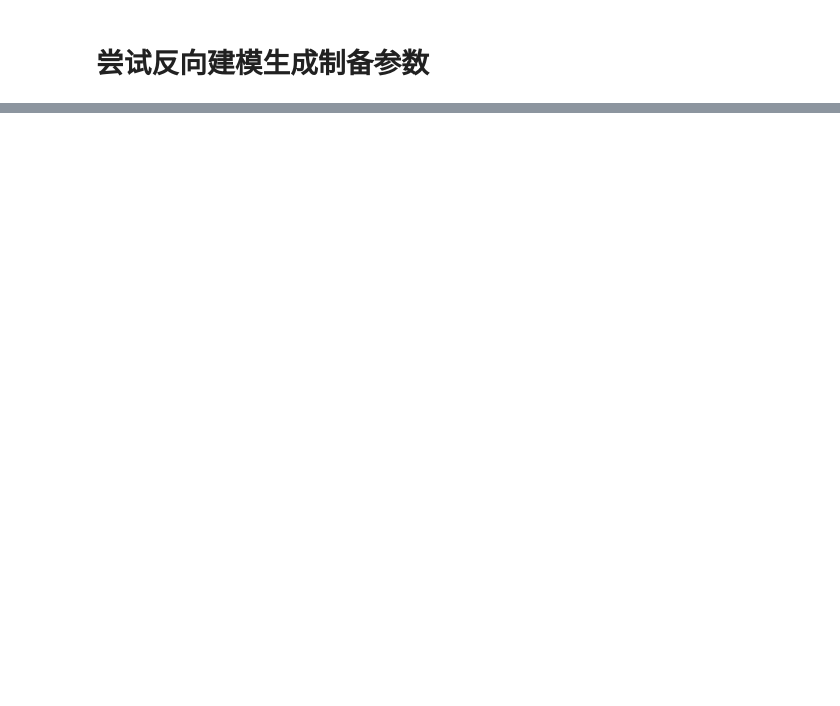
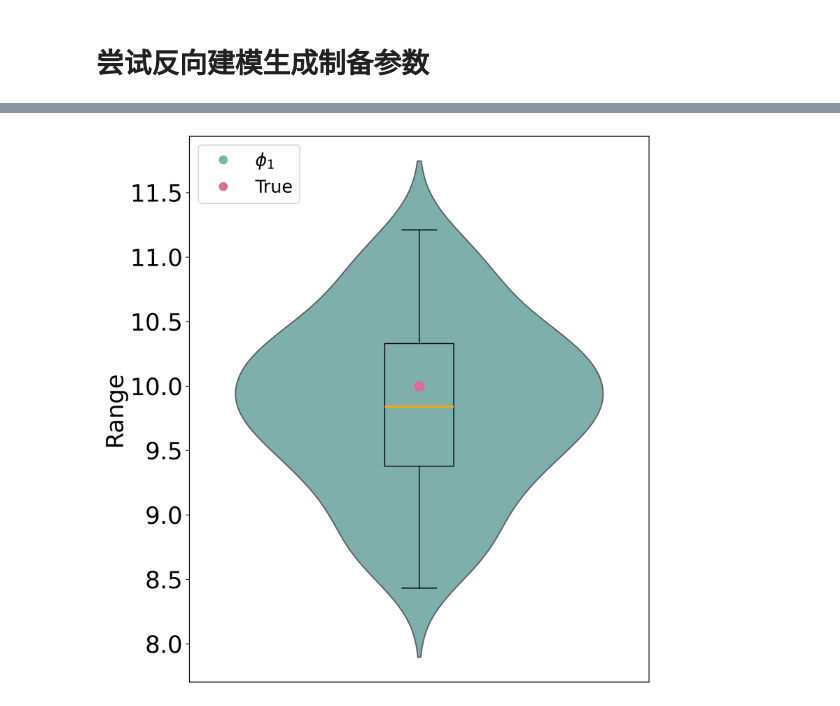
Before and after one commit to xiaolihuamao/Constitutive_Equation, a Jupyter notebook: MFNN/singlefluid/Backward_modeling.ipynb, the cells around one changed output, grey strips where cells are left out. Drawn from its saved outputs; the diff is of its cells as text; code cells hidden in the pictures; blank space fills up the shorter version.

```diff
--- a/MFNN/singlefluid/Backward_modeling.ipynb
+++ b/MFNN/singlefluid/Backward_modeling.ipynb
@@ -222,0 +241,20 @@ Model output for inputs (after training):
+# %%
+# 使用训练好的模型生成数据
+model.eval()  # 设置为评估模式
+with torch.no_grad():  # 禁用梯度计算
+    for batch in dataloader:
+        inputs, labels, lengths = batch  # 获取数据
+
+        # 打印真实标签（反归一化）
+        real_labels = label_scaler.inverse_transform(labels.numpy())  # 反归一化
+        print("Real labels for this sequence:")
+        print(real_labels)  # 打印真实标签
+
+        # 生成 100 个标签数组
+        for i in range(10):
+            labels_pred, _, _ = model(inputs)  # 生成标签
+            generated_labels = label_scaler.inverse_transform(labels_pred.numpy())  # 反归一化
+            print(f"Generated labels {i+1}:")
+            print(generated_labels)  # 打印生成的标签
+
+        break  # 只处理第一个批次的数据（可以根据需要移除）
@@ -222,0 +340,60 @@ Model output for inputs (after training):
+# %%
+import pandas as pd
+import matplotlib.pyplot as plt
+import seaborn as sns
+
+# 读取 Excel 文件
+real_labels_df = pd.read_excel('Data/generated_labels.xlsx', sheet_name='Real Labels')
+generated_labels_df = pd.read_excel('Data/generated_labels.xlsx', sheet_name='Generated Labels')
+
+# 定义列对应的标签
+column_labels = ['Mn$_{1}$', 'Mn$_{2}$', 'Mn$_{3}$', '$\phi_{1}$', '$\phi_{2}$', '$\phi_{3}$']
+
+# 定义符合 Nature 审美的颜色（低饱和度、柔和色调）
+nature_colors = [
+    '#4E79A7',  # 蓝色
+    '#F28E2B',  # 橙色
+    '#E15759',  # 红色
+    '#76B7B2',  # 青色
+    '#59A14F',  # 绿色
+    '#EDC948',  # 黄色
+]
+
+# 定义真实数据点颜色
+real_color = '#D37295'  # 粉色
+
+# 遍历每一列，绘制独立的小提琴图和箱线图
+for i, column in enumerate(generated_labels_df.columns):
+    plt.figure(figsize=(8, 8), dpi=300)  # 设置画布大小和分辨率
+
+    # 绘制小提琴图
+    sns.violinplot(y=generated_labels_df[column], color=nature_colors[i], inner=None)  # 使用不同的颜色
+
+    # 绘制箱线图
+    boxplot = plt.boxplot(generated_labels_df[column], positions=[0], widths=0.15, patch_artist=True,
+                          boxprops=dict(facecolor='none', color='black'),  # 箱体边框
+                          whiskerprops=dict(color='black'),  # 须线颜色
+                          capprops=dict(color='black'),  # 箱线顶部和底部横线颜色
+                          medianprops=dict(color='orange', linewidth=2),  # 中位数线颜色
+                          flierprops=dict(marker='o', markersize=5, markerfacecolor='black'))  # 异常值点
+
+    # 标注真实数据点
+    real_value = real_labels_df.iloc[0, i]  # 获取真实数据的值
+    plt.scatter(0, real_value, color=real_color, s=100, zorder=5, label='True')  # 标注真实数据点，简化标签为 'True'
+
+    # 设置标题和标签
+    plt.ylabel('Range', fontsize=24)
+    plt.xticks([], [])  # 隐藏 x 轴刻度
+    plt.yticks(fontsize=24)
+
+    # 添加图例
+    legend_elements = [
+        plt.Line2D([0], [0], marker='o', color='w', markerfacecolor=nature_colors[i], markersize=10, label=column_labels[i]),  # 小提琴图颜色标签
+        plt.Line2D([0], [0], marker='o', color='w', markerfacecolor=real_color, markersize=10, label='True')  # 真实数据点标签
+    ]
+    plt.legend(handles=legend_elements, loc='upper left', fontsize=18)
+
+    plt.tight_layout()
+    plt.show()  # 显示图像
+# %% [output]
+[figure, added]
```
Also changed, not shown: parts of 24 cells of this notebook, 6 other files.
